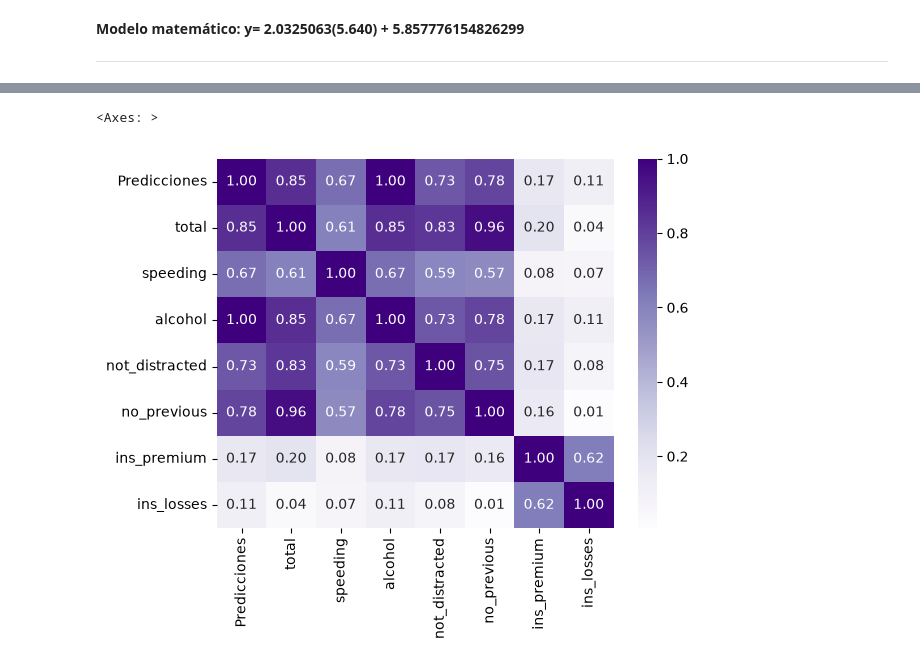
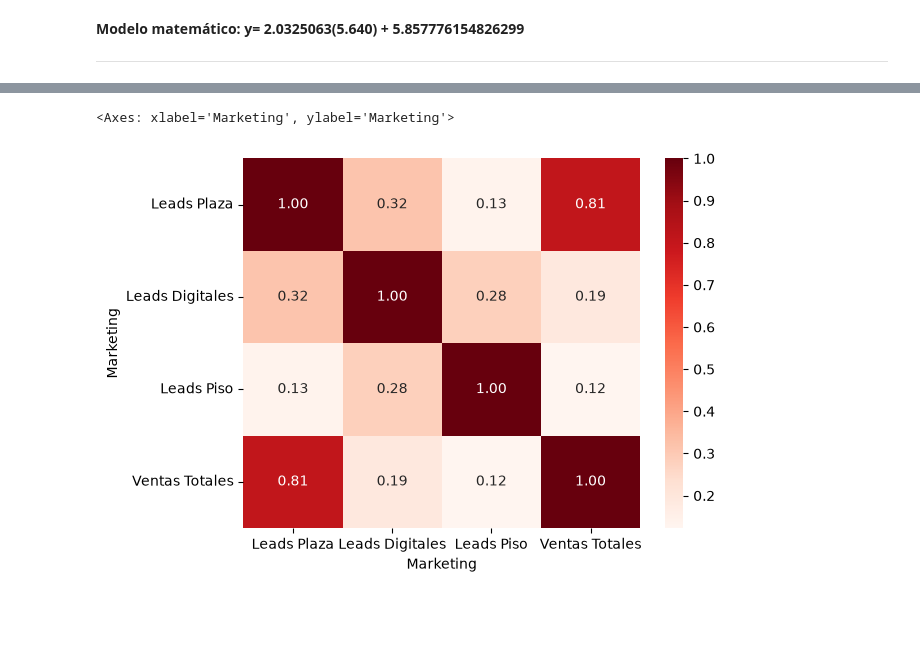
Before and after one commit to pats-pdf/1.-Extracci-n-de-Datos, a Jupyter notebook: Regresión Lineal Simple/Actividad 5.2/5_Regresión_Lineal__Simple.ipynb, the cells around one changed output, grey strips where cells are left out. Drawn from its saved outputs; the diff is of its cells as text; code cells hidden in the pictures; blank space fills up the shorter version.

```diff
--- a/Regresión Lineal Simple/Actividad 5.2/5_Regresión_Lineal__Simple.ipynb
+++ b/Regresión Lineal Simple/Actividad 5.2/5_Regresión_Lineal__Simple.ipynb
@@ -79,6 +174,6 @@ model.score(Vars_Indep,Var_Dep)
 # %%
 #Predecimos los valores de total de accidentes a partir de la variable "alcohol"
 #y_pred= model.predict(X=df[['alcohol', 'speeding']])
-y_pred= model.predict(X=df[['alcohol']])
+y_pred= model.predict(X=data1[['Leads Plaza', 'Leads Digitales', 'Leads Piso']])
 y_pred
 # %% [output]
@@ -96,5 +186,5 @@ array([17.32111171, 15.05486718, 16.44306899, 17.69509287, 12.68699734,
 # %%
 #Insertamos la columna de predicciones en el DataFrame
-df.insert(0, 'Predicciones', y_pred)
-df
+data1.insert(0, 'Predicciones', y_pred)
+data1
 # %% [output]
@@ -148,5 +244,16 @@ sns.pairplot(df)
+# %%
+variables_regresion = data1[
+    [
+        'Leads Plaza',
+        'Leads Digitales',
+        'Leads Piso',
+        'Ventas Totales'
+    ]
+]
 # %%
-#Encontramos todas las correlaciones entre las variables
-Corr_Factors=df.corr()
+# Encontramos las correlaciones únicamente entre variables numéricas
+
+Corr_Factors = variables_regresion.corr(numeric_only=True)
+
 Corr_Factors
 # %% [output]
@@ -183,7 +284,7 @@ Heat_Map
 # %%
 #Ajustamos el mapa de calor de los coeficientes de correlación
-Heat_Map= sns.heatmap(Corr_Factors1, cmap = 'Purples', annot=True, fmt=".2f")
+Heat_Map= sns.heatmap(Corr_Factors1, cmap = 'Reds', annot=True, fmt=".2f")
 Heat_Map
 # %% [output]
-<Axes: >
+<Axes: xlabel='Marketing', ylabel='Marketing'>
-[figure, old version]
+[figure, new version]
```
Also changed, not shown: parts of 48 cells of this notebook.
